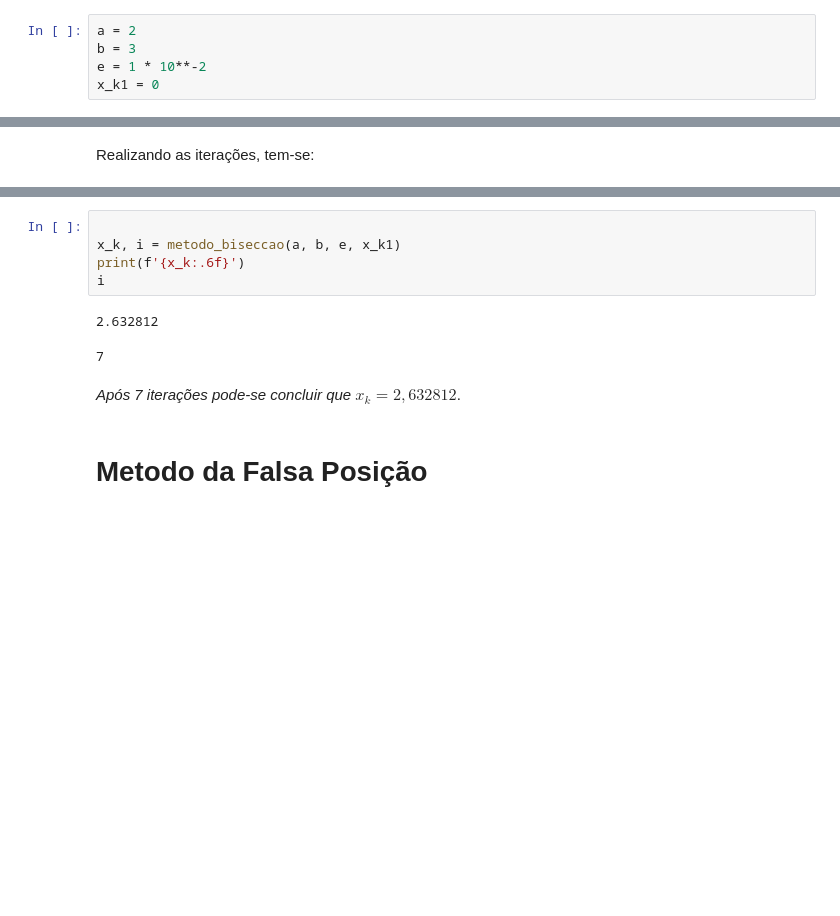
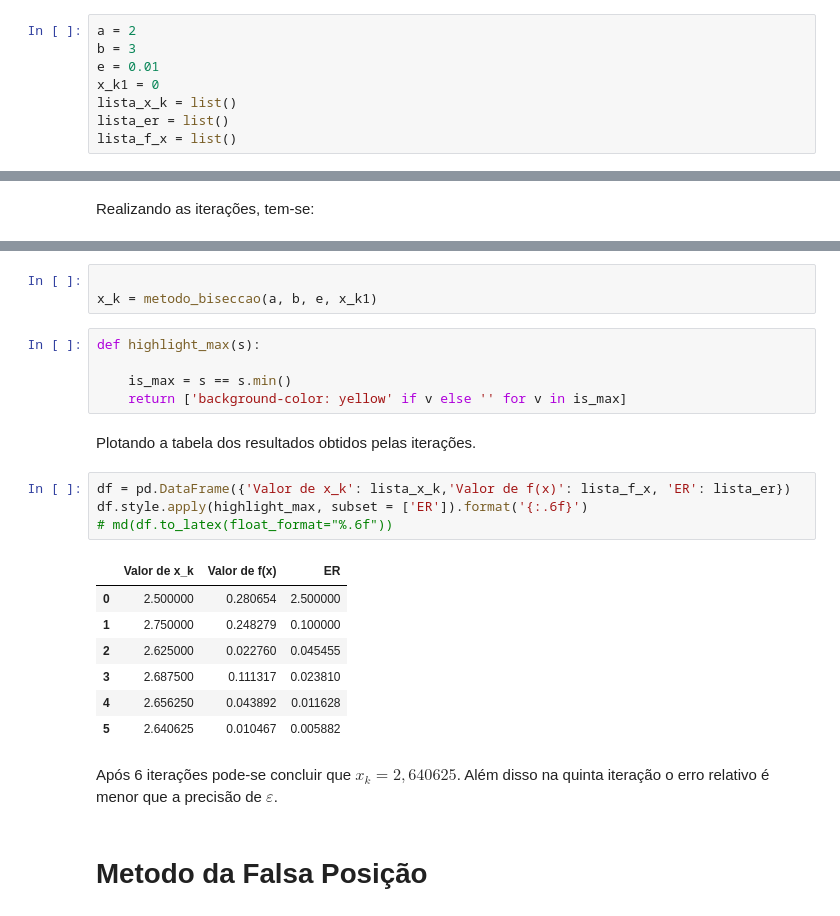
Before and after one commit to Re-Tonolli/Calculo, a Jupyter notebook: Cálculo Numérico/Métodos de Zeros de funções.ipynb, the cells around one changed output, grey strips where cells are left out. Saved outputs shown, nothing was run; the diff lists cells and outputs as text; blank space fills up the shorter version.

Commit message:
Inserção de Tabelas para visualização das iterações

```diff
--- a/Cálculo Numérico/Métodos de Zeros de funções.ipynb
+++ b/Cálculo Numérico/Métodos de Zeros de funções.ipynb
@@ -28,8 +33,11 @@ Define-se o intervalo $[a,b]$ como $[2,3]$
 # %%
 a = 2
 b = 3
-e = 1 * 10**-2
+e = 0.01
 x_k1 = 0
+lista_x_k = list()
+lista_er = list()
+lista_f_x = list()
 # %% [markdown]
 Função que decide qual limite substituir por $x_k$
 # %%
@@ -78,13 +89,27 @@ def metodo_biseccao(a, b, e, x_k1):
 # %%
 
-x_k, i = metodo_biseccao(a, b, e, x_k1)
-print(f'{x_k:.6f}')
-i
+x_k = metodo_biseccao(a, b, e, x_k1)
-# %% [output]
-2.632812
-7
-# %% [markdown]
-*Após 7 iterações pode-se concluir que $x_k = 2,632812$*.
+# %%
+def highlight_max(s):
+
+    is_max = s == s.min()
+    return ['background-color: yellow' if v else '' for v in is_max]
+# %% [markdown]
+Plotando a tabela dos resultados obtidos pelas iterações.
+# %%
+df = pd.DataFrame({'Valor de x_k': lista_x_k,'Valor de f(x)': lista_f_x, 'ER': lista_er})
+df.style.apply(highlight_max, subset = ['ER']).format('{:.6f}')
+# md(df.to_latex(float_format="%.6f"))
+# %% [output]
+|  | Valor de x_k | Valor de f(x) | ER |
+| 0 | 2.500000 | 0.280654 | 2.500000 |
+| 1 | 2.750000 | 0.248279 | 0.100000 |
+| 2 | 2.625000 | 0.022760 | 0.045455 |
+| 3 | 2.687500 | 0.111317 | 0.023810 |
+| 4 | 2.656250 | 0.043892 | 0.011628 |
+| 5 | 2.640625 | 0.010467 | 0.005882 |
+# %% [markdown]
+Após 6 iterações pode-se concluir que $x_k = 2,640625$. Além disso na quinta iteração o erro relativo é menor que a precisão de $\varepsilon$.
 # %% [markdown]
 # Metodo da Falsa Posição
 # %% [markdown]
```
Also changed, not shown: parts of 10 cells of this notebook, 1 other file.
